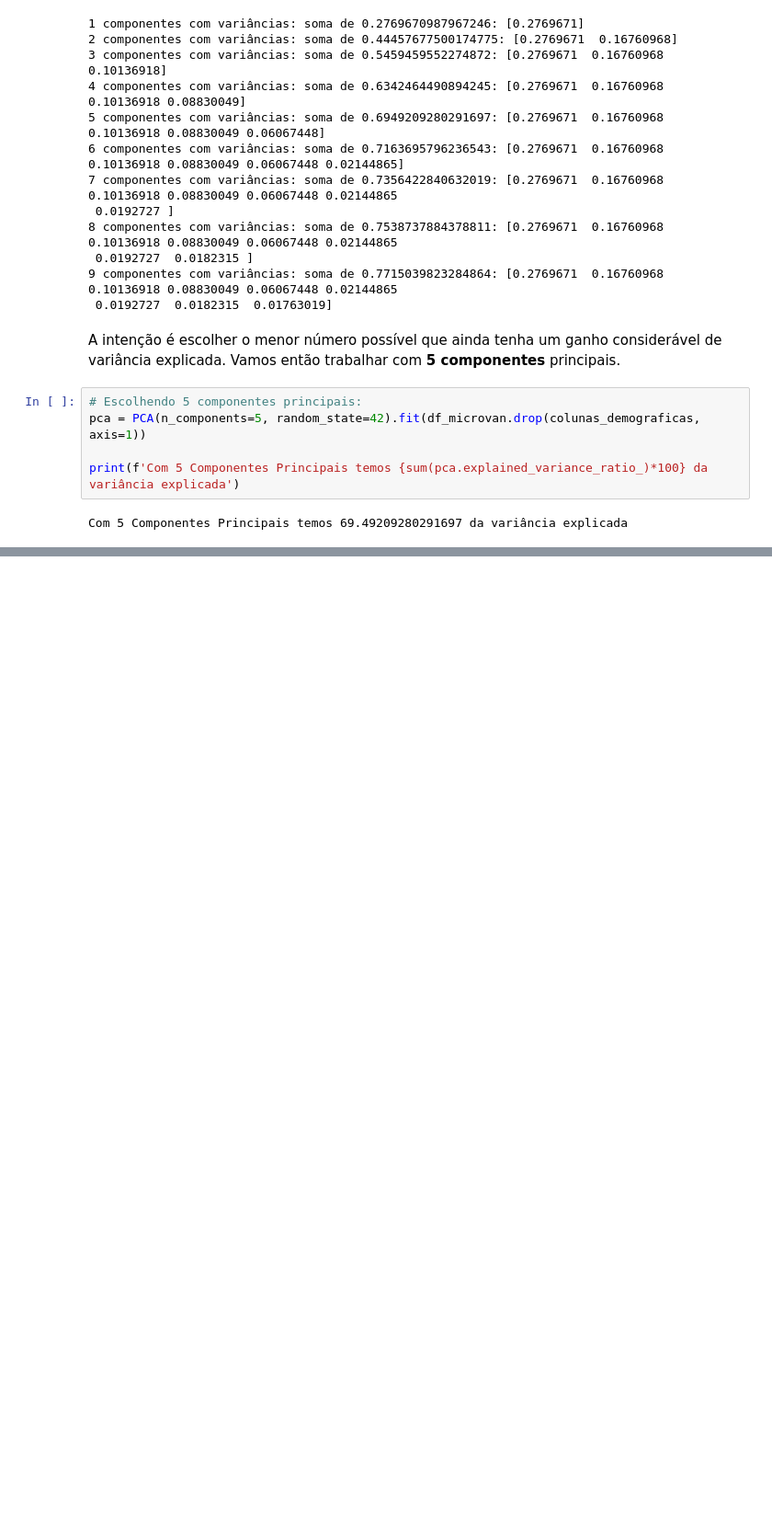
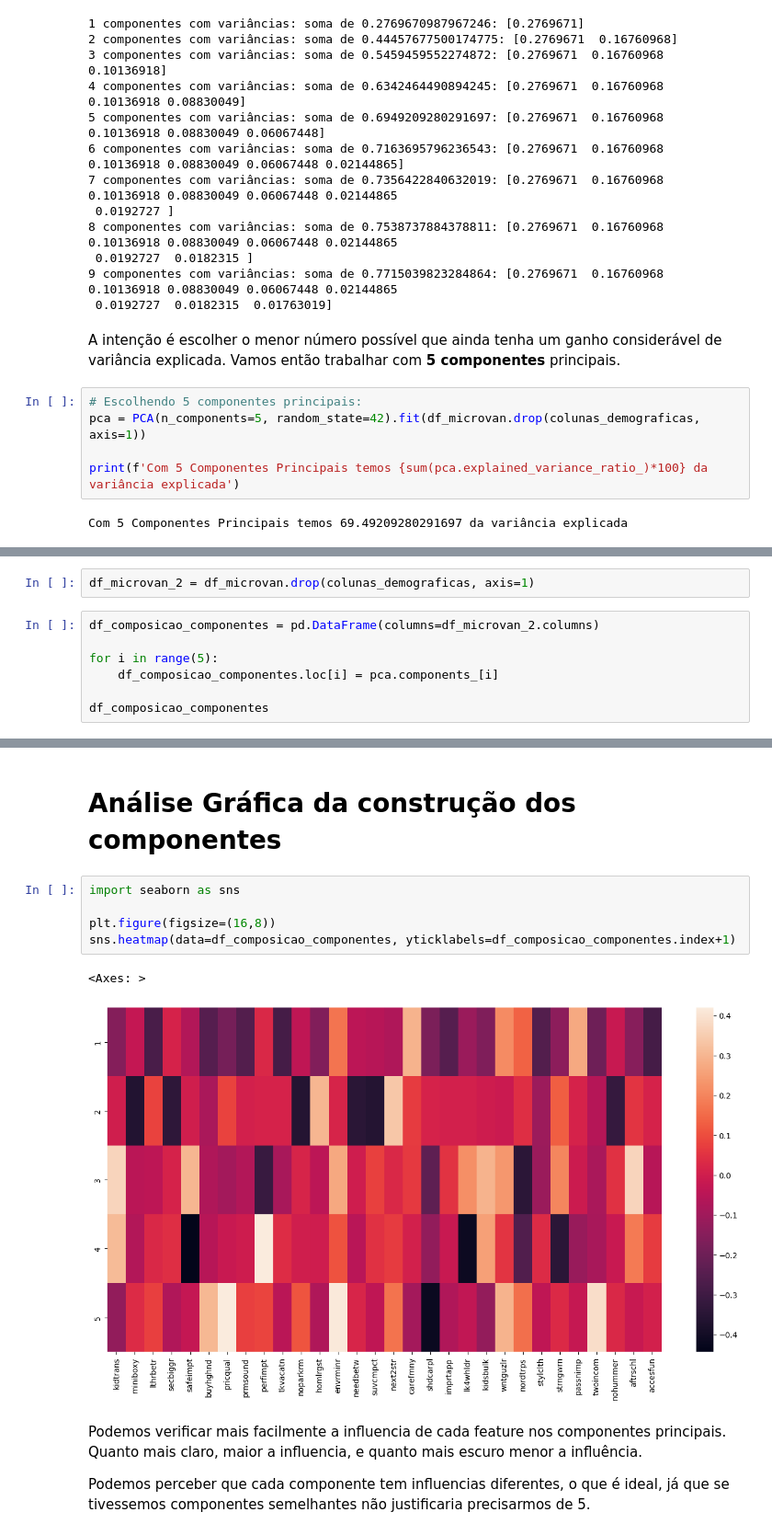
Before and after one commit to rhyanfrazao/projeto-pca-marketing, a Jupyter notebook: projeto-pca.ipynb, the cells around one changed output, grey strips where cells are left out. Shown at 92% size. Cells and saved outputs as stored; diff of their text form; blank space fills up the shorter version.

Commit message:
criando componentes principais e analisando a influencia das features originais

```diff
--- a/projeto-pca.ipynb
+++ b/projeto-pca.ipynb
@@ -243,0 +270,9 @@ Com 5 Componentes Principais temos 69.49209280291697 da variância explicada
+# %%
+df_microvan_2 = df_microvan.drop(colunas_demograficas, axis=1)
+# %%
+df_composicao_componentes = pd.DataFrame(columns=df_microvan_2.columns)
+
+for i in range(5):
+    df_composicao_componentes.loc[i] = pca.components_[i]
+
+df_composicao_componentes
@@ -243,0 +324,14 @@ Com 5 Componentes Principais temos 69.49209280291697 da variância explicada
+# %% [markdown]
+# <a>Análise Gráfica da construção dos componentes</a>
+# %%
+import seaborn as sns
+
+plt.figure(figsize=(16,8))
+sns.heatmap(data=df_composicao_componentes, yticklabels=df_composicao_componentes.index+1)
+# %% [output]
+<Axes: >
+[figure, added]
+# %% [markdown]
+Podemos verificar mais facilmente a influencia de cada feature nos componentes principais. Quanto mais claro, maior a influencia, e quanto mais escuro menor a influência.
+
+Podemos perceber que cada componente tem influencias diferentes, o que é ideal, já que se tivessemos componentes semelhantes não justificaria precisarmos de 5.
```
Also changed, not shown: parts of 9 cells of this notebook.
